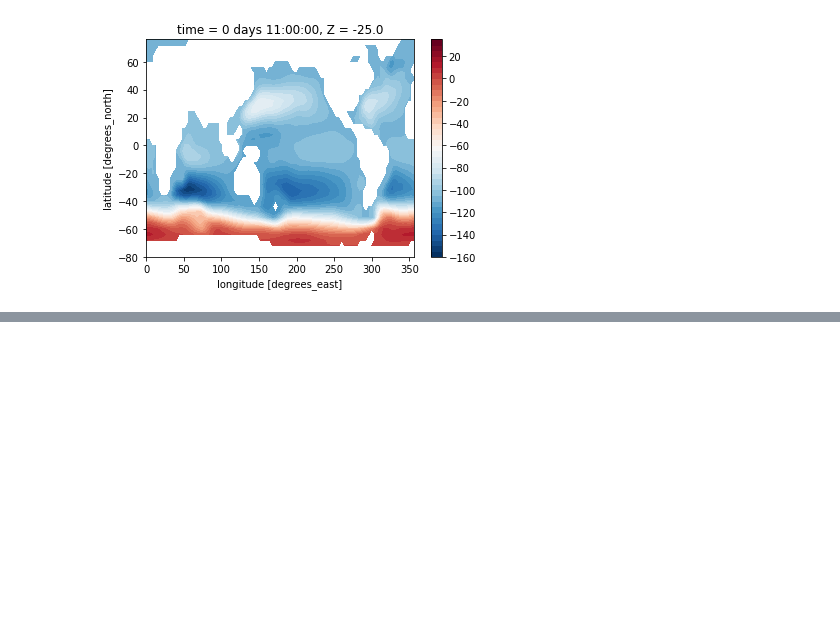
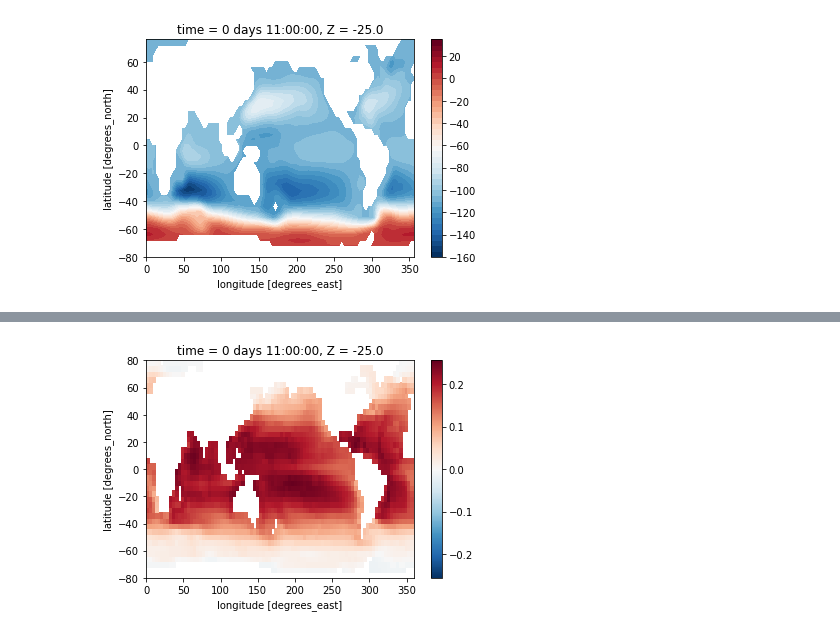
Before and after one commit to xgcm/xgcm, a Jupyter notebook: doc/grid_metrics.ipynb, the cells around one changed output, grey strips where cells are left out. Saved outputs shown, nothing was run; the diff lists cells and outputs as text; code cells hidden in the pictures; blank space fills up the shorter version.

```diff
--- a/doc/grid_metrics.ipynb
+++ b/doc/grid_metrics.ipynb
@@ -165,0 +212,4 @@ maskZ = grid.interp(ds.hFacS, 'X').isel(Z=0)
+# %%
+grid.derivative(theta_l,'Z').isel(Z=0).plot();
+# %% [output]
+[figure, added]
```
Also changed, not shown: parts of 19 cells of this notebook.
